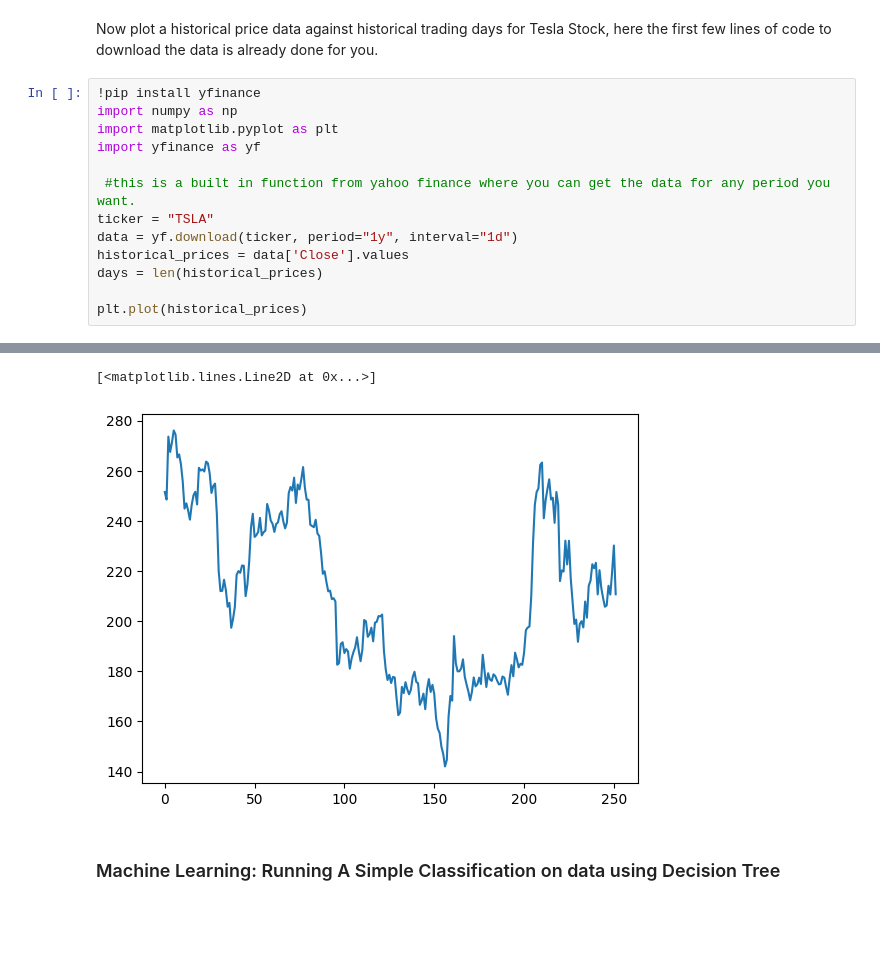
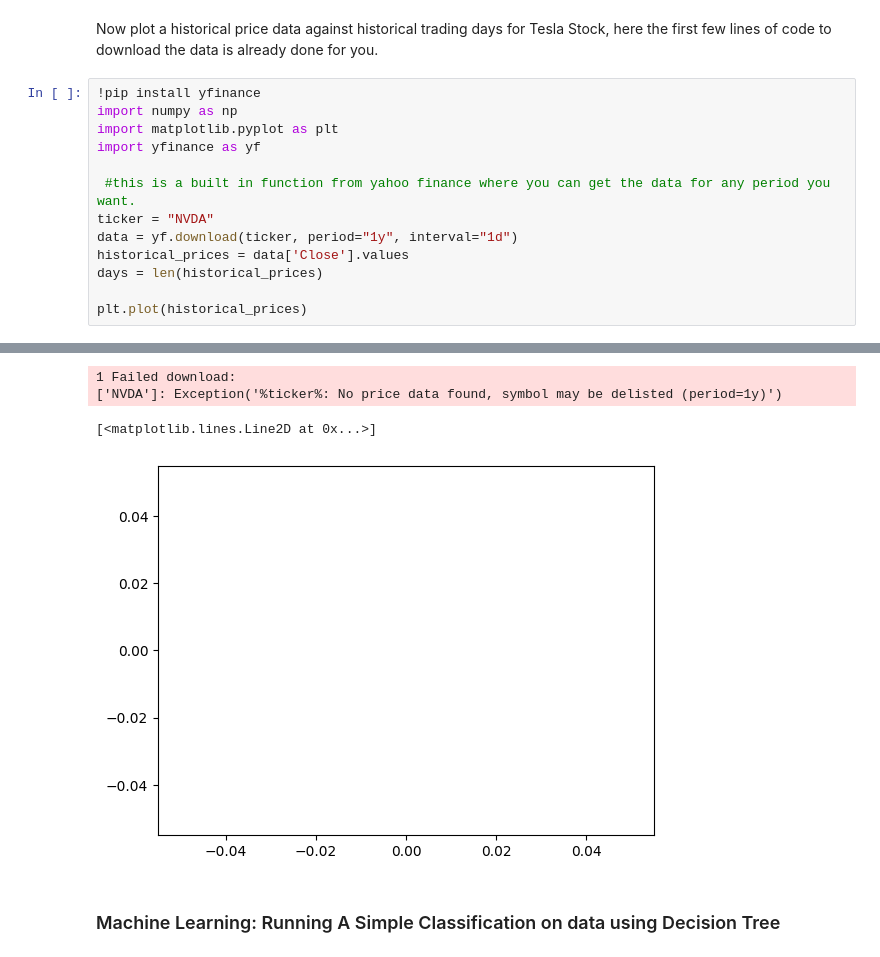
Before and after one commit to lucrascience/python_ai_demo, a Jupyter notebook: python_ai_nonstem_trial.ipynb, the cells around one changed output, grey strips where cells are left out. Drawn from its saved outputs; the diff is of its cells as text; blank space fills up the shorter version.

```diff
--- a/python_ai_nonstem_trial.ipynb
+++ b/python_ai_nonstem_trial.ipynb
@@ -358,7 +413,7 @@ import matplotlib.pyplot as plt
 import yfinance as yf
 
  #this is a built in function from yahoo finance where you can get the data for any period you want.
-ticker = "TSLA"
+ticker = "NVDA"
 data = yf.download(ticker, period="1y", interval="1d")
 historical_prices = data['Close'].values
 days = len(historical_prices)
@@ -385,6 +443,8 @@ Requirement already satisfied: certifi>=2017.4.17 in /usr/local/lib/python3.10/d
 [*********************100%***********************]  1 of 1 completed
-[<matplotlib.lines.Line2D at 0x...>]
+1 Failed download:
+['NVDA']: Exception('%ticker%: No price data found, symbol may be delisted (period=1y)')
+[<matplotlib.lines.Line2D at 0x...>]
-[figure, old version]
+[figure, new version]
 # %% [markdown]
 ### Machine Learning: Running A Simple Classification on data using Decision Tree
 # %% [markdown]
```
Also changed, not shown: parts of 44 cells of this notebook, 1 other file.
